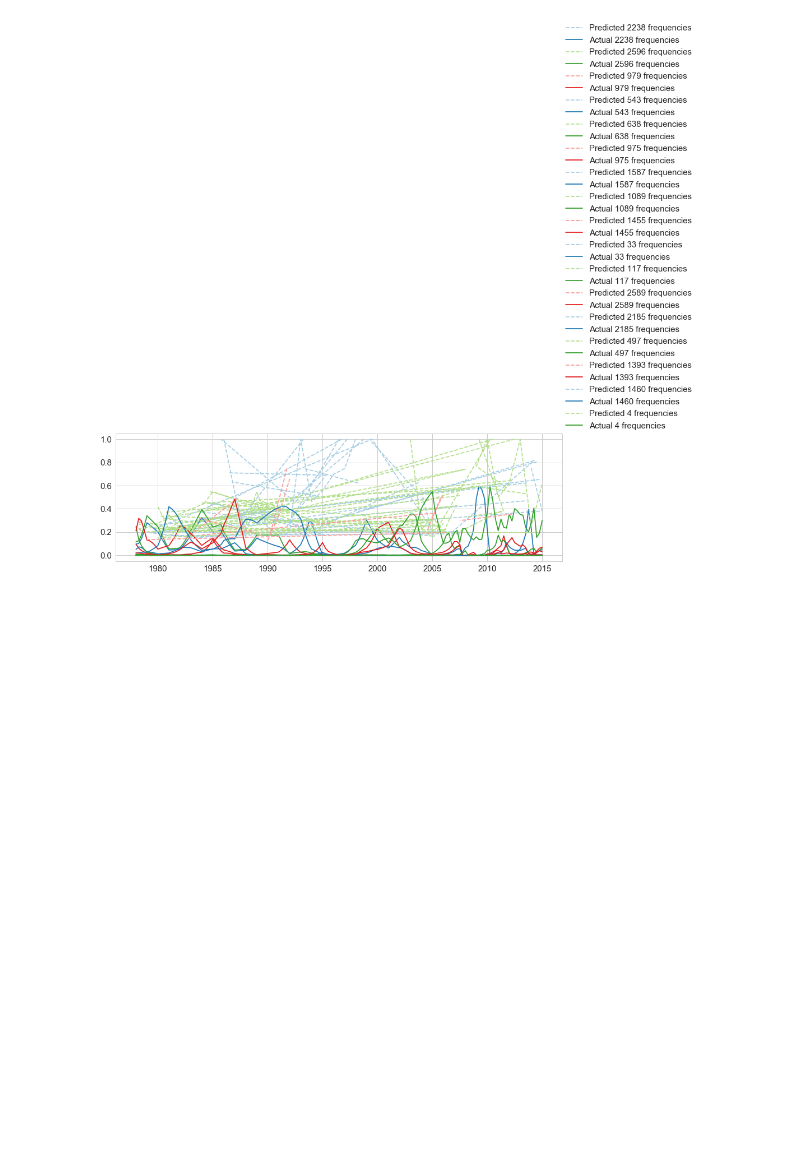
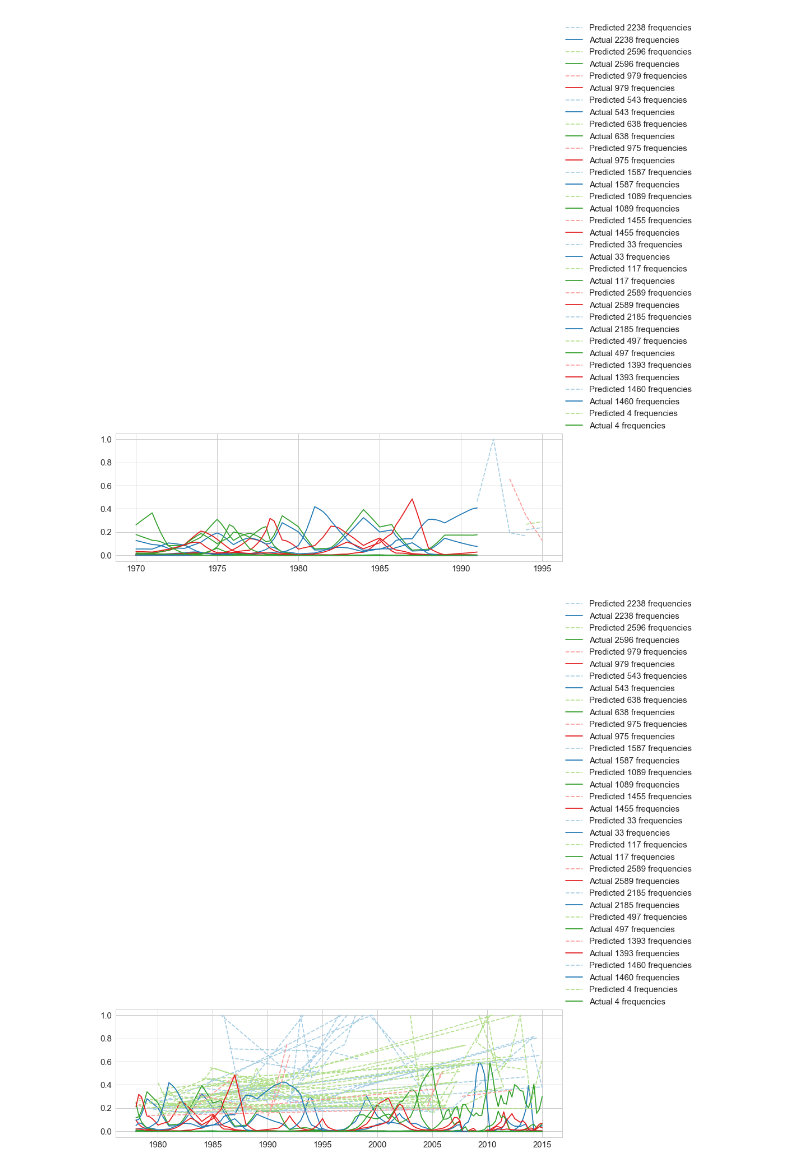
Before and after one commit to blab/dengue-antigenic-dynamics, a Jupyter notebook: scripts/frequencies/antigenic_fitness_take2.ipynb, the cells around one changed output. Cells and saved outputs as stored; diff of their text form; code cells hidden in the pictures; blank space fills up the shorter version.

```diff
--- a/scripts/frequencies/antigenic_fitness_take2.ipynb
+++ b/scripts/frequencies/antigenic_fitness_take2.ipynb
@@ -240,3 +298,27 @@ null_clade_frequencies = predict_normalize_all_clades(genotype_clades, 'null')
+# %%
+def plot_frequency_trajectory(frequency_trajectories, starting_year, date_range=date_range, frequencies=frequencies):
+
+    fig, ax = plt.subplots(1,1,figsize=(12,4))
+
+    dt_values = sorted(frequency_trajectories.keys())
+    clades = frequency_trajectories.values()[0].keys()
+
+    x_vals = [ starting_year + dt for dt in dt_values ]
+
+    for clade in clades:
+        y_vals = [ frequency_trajectories[dt][clade][starting_year] for dt in dt_values ]
+        ax.plot(x_vals,y_vals, linestyle='--', label='Predicted %s frequencies'%clade)
+
+        actual_frequencies = frequencies[clade][date_range[0]:x_vals[0]]
+        ax.plot(actual_frequencies.index.values, actual_frequencies.values, label='Actual %s frequencies'%clade)
+
+    plt.tight_layout()
+    plt.legend(loc=(1,1))
+    plt.show()
+
+plot_frequency_trajectory(null_clade_frequency_trajectories, 1990.)
+# %% [output]
+[figure, added]
 # %%
 def plot_frequencies(predicted_frequencies, frequencies=frequencies, date_range=date_range):
     fig, ax = plt.subplots(1,1,figsize=(12,4))
```
Also changed, not shown: parts of 7 cells of this notebook.
